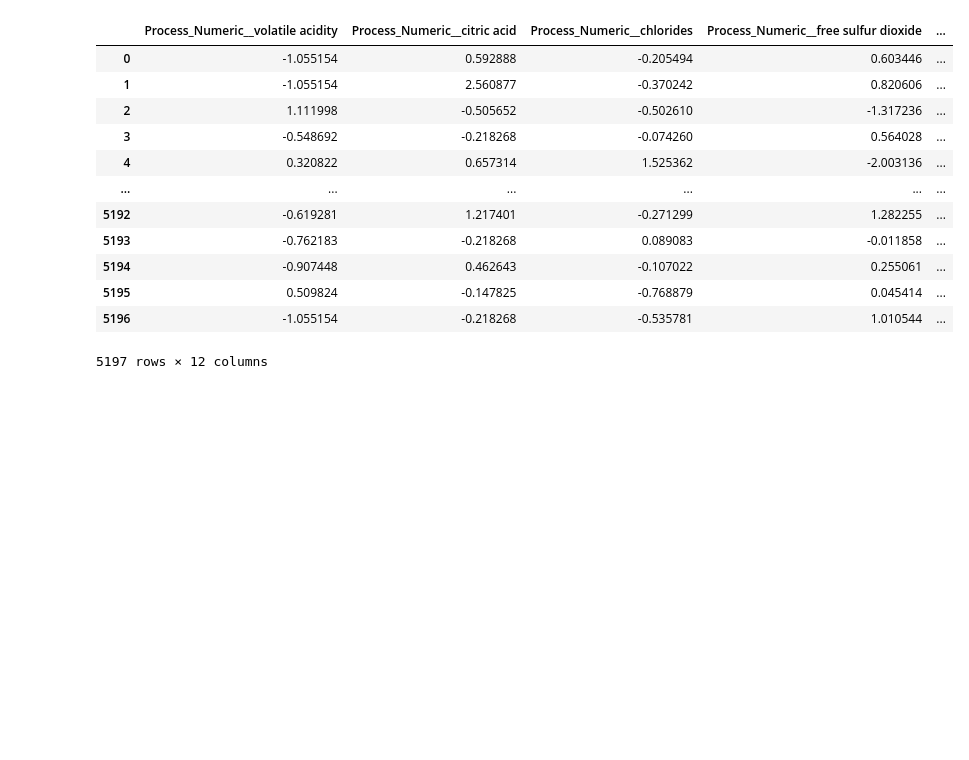
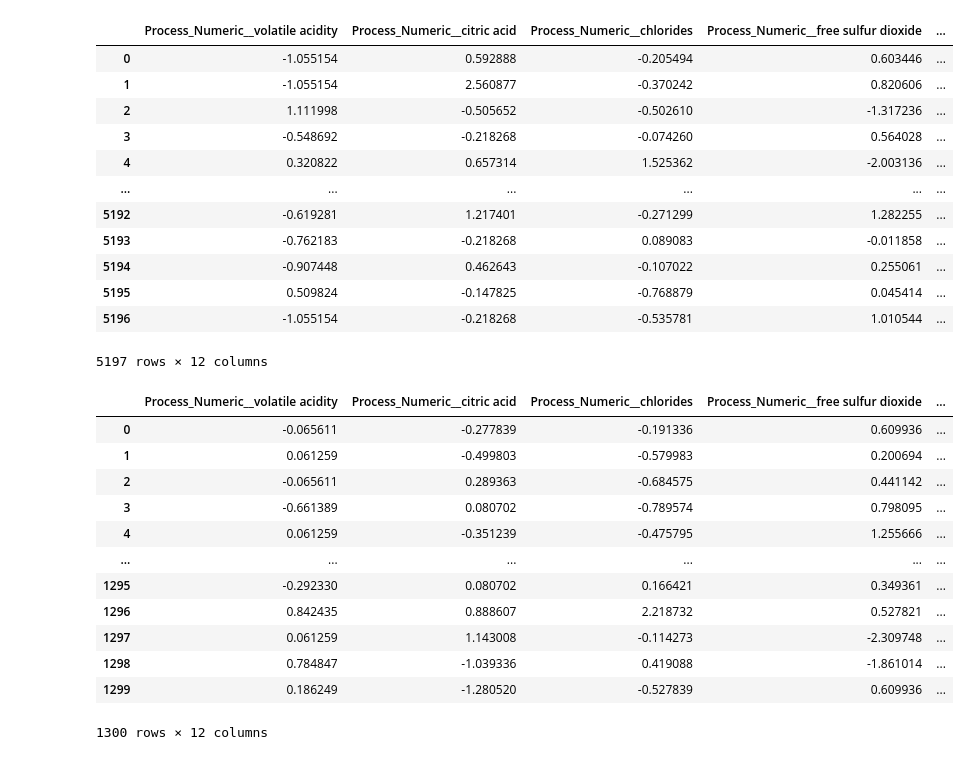
Before and after one commit to Rommel-DS/Team-Challenge-----Fontaneros, a Jupyter notebook: src/notebooks/Fontanero_Jose_Luis.ipynb, the cells around one changed output. Cells and saved outputs as stored; diff of their text form; code cells hidden in the pictures; blank space fills up the shorter version.

```diff
--- a/src/notebooks/Fontanero_Jose_Luis.ipynb
+++ b/src/notebooks/Fontanero_Jose_Luis.ipynb
@@ -195,0 +239,3 @@ pipe_missings_cat = Pipeline([("first_stage", imputer_step_cat)])
+# %%
+pipe_df_test = pipe_missings_cat.fit_transform(df_test)
+pipe_df_test
@@ -227,3 +287,20 @@ df_check
 | 5195 | 0.509824 | -0.147825 | -0.768879 | 0.045414 | ... |
 | 5196 | -1.055154 | -0.218268 | -0.535781 | 1.010544 | ... |
 5197 rows × 12 columns
+# %%
+df_check_test = pd.DataFrame(pipe_df_test, columns= pipe_missings_cat.get_feature_names_out())
+df_check_test
+# %% [output]
+|  | Process_Numeric__volatile acidity | Process_Numeric__citric acid | Process_Numeric__chlorides | Process_Numeric__free sulfur dioxide | ... |
+| 0 | -0.065611 | -0.277839 | -0.191336 | 0.609936 | ... |
+| 1 | 0.061259 | -0.499803 | -0.579983 | 0.200694 | ... |
+| 2 | -0.065611 | 0.289363 | -0.684575 | 0.441142 | ... |
+| 3 | -0.661389 | 0.080702 | -0.789574 | 0.798095 | ... |
+| 4 | 0.061259 | -0.351239 | -0.475795 | 1.255666 | ... |
+| ... | ... | ... | ... | ... | ... |
+| 1295 | -0.292330 | 0.080702 | 0.166421 | 0.349361 | ... |
+| 1296 | 0.842435 | 0.888607 | 2.218732 | 0.527821 | ... |
+| 1297 | 0.061259 | 1.143008 | -0.114273 | -2.309748 | ... |
+| 1298 | 0.784847 | -1.039336 | 0.419088 | -1.861014 | ... |
+| 1299 | 0.186249 | -1.280520 | -0.527839 | 0.609936 | ... |
+1300 rows × 12 columns
```
Also changed, not shown: parts of 3 cells of this notebook.
